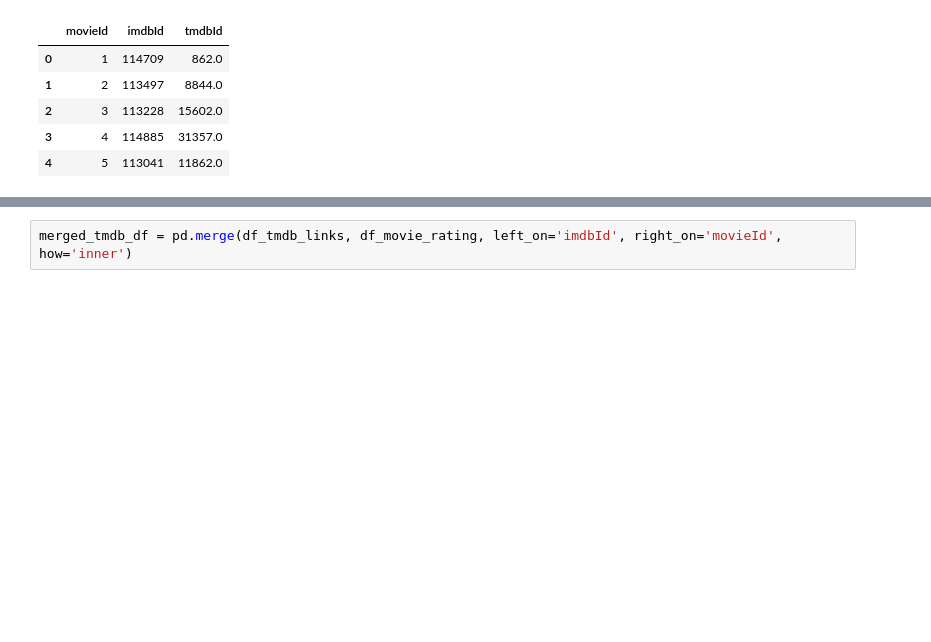
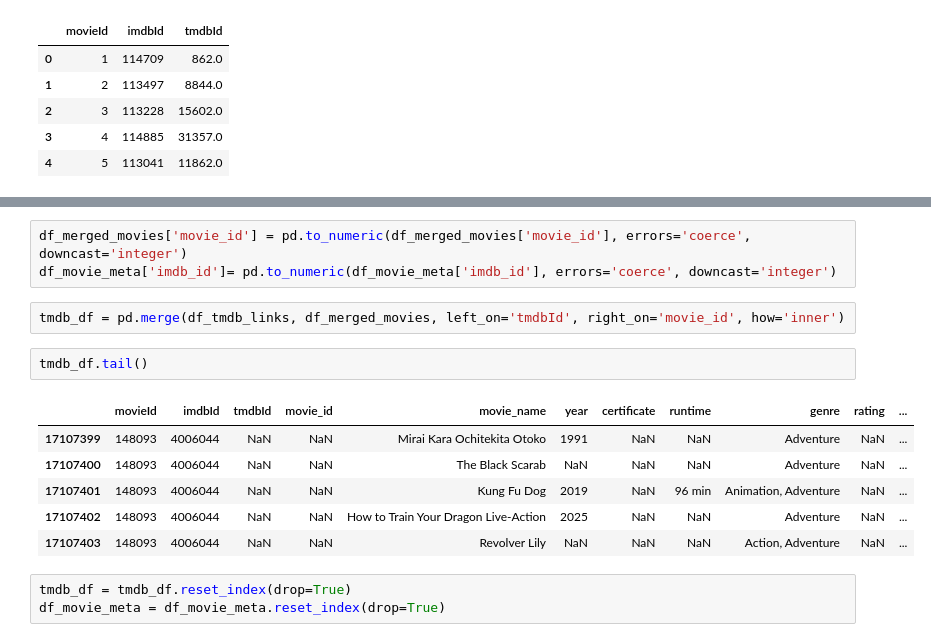
Before and after one commit to Rakshya8/movie_project, a Jupyter notebook: modelling.ipynb, the cells around one changed output, grey strips where cells are left out. Saved outputs shown, nothing was run; the diff lists cells and outputs as text; blank space fills up the shorter version.

```diff
--- a/modelling.ipynb
+++ b/modelling.ipynb
@@ -379,2 +84,17 @@ df_tmdb_links.head()
+# %%
+df_merged_movies['movie_id'] = pd.to_numeric(df_merged_movies['movie_id'], errors='coerce', downcast='integer')
+df_movie_meta['imdb_id']= pd.to_numeric(df_movie_meta['imdb_id'], errors='coerce', downcast='integer')
 # %%
-merged_tmdb_df = pd.merge(df_tmdb_links, df_movie_rating, left_on='imdbId', right_on='movieId', how='inner')
+tmdb_df = pd.merge(df_tmdb_links, df_merged_movies, left_on='tmdbId', right_on='movie_id', how='inner')
+# %%
+tmdb_df.tail()
+# %% [output]
+|  | movieId | imdbId | tmdbId | movie_id | movie_name | year | certificate | runtime | genre | rating | ... |
+| 17107399 | 148093 | 4006044 | NaN | NaN | Mirai Kara Ochitekita Otoko | 1991 | NaN | NaN | Adventure | NaN | ... |
+| 17107400 | 148093 | 4006044 | NaN | NaN | The Black Scarab | NaN | NaN | NaN | Adventure | NaN | ... |
+| 17107401 | 148093 | 4006044 | NaN | NaN | Kung Fu Dog | 2019 | NaN | 96 min | Animation, Adventure | NaN | ... |
+| 17107402 | 148093 | 4006044 | NaN | NaN | How to Train Your Dragon Live-Action | 2025 | NaN | NaN | Adventure | NaN | ... |
+| 17107403 | 148093 | 4006044 | NaN | NaN | Revolver Lily | NaN | NaN | NaN | Action, Adventure | NaN | ... |
+# %%
+tmdb_df = tmdb_df.reset_index(drop=True)
+df_movie_meta = df_movie_meta.reset_index(drop=True)
```
Also changed, not shown: parts of 40 cells of this notebook, 2 other files.
